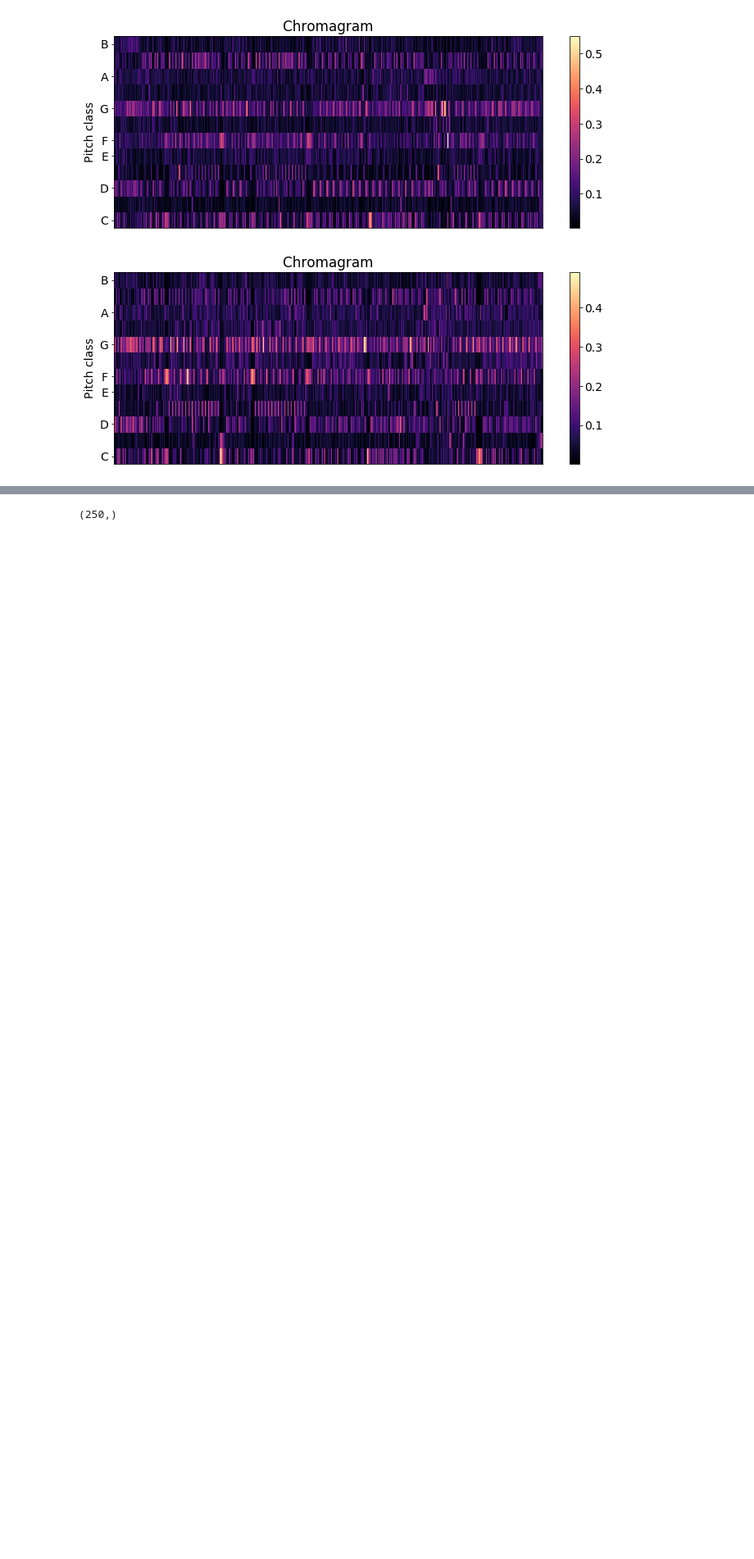
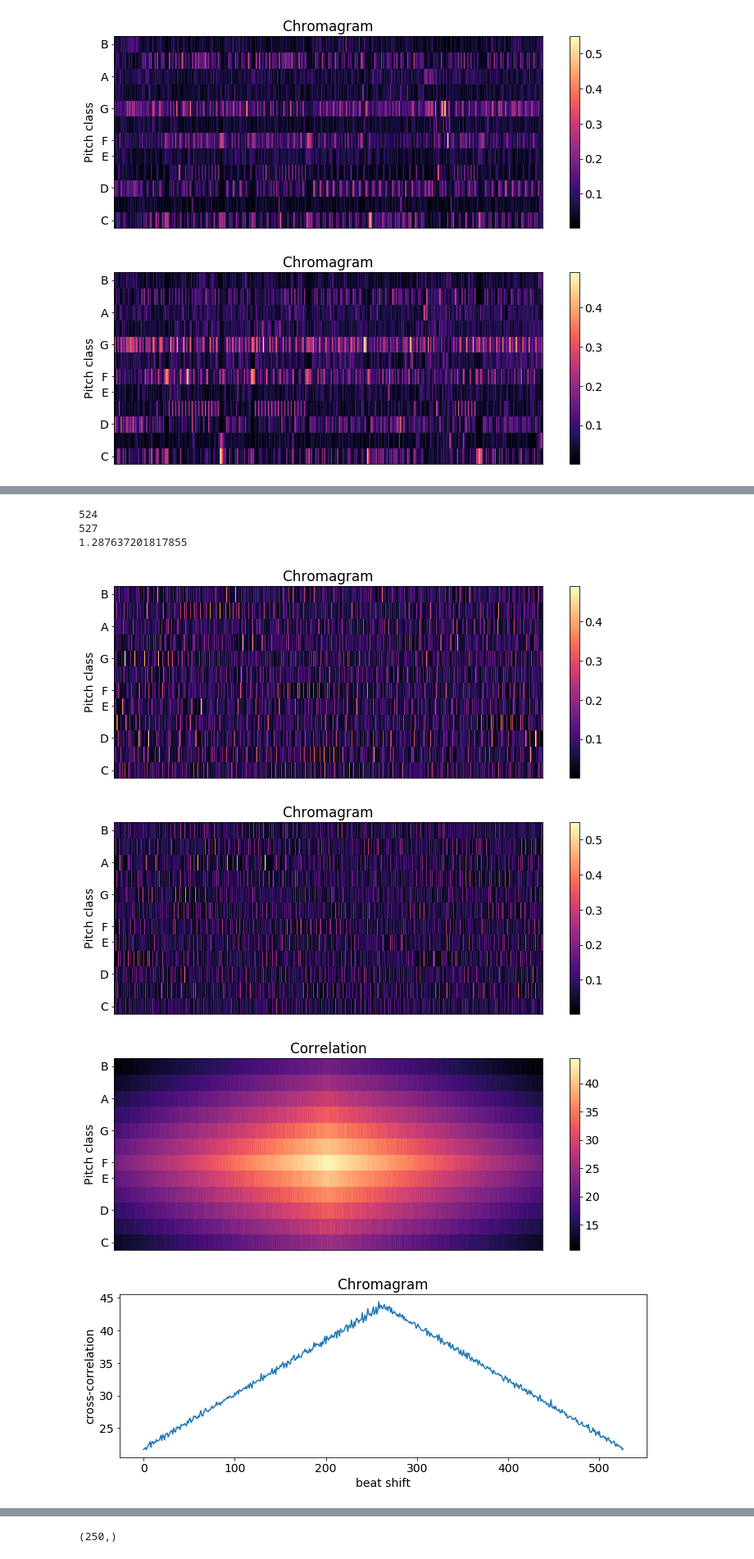
Before and after one commit to oObqpdOo/MusicSimilarity-Spark, a Jupyter notebook: jupyter/Features Chroma Revisited.ipynb, the cells around one changed output, grey strips where cells are left out. Shown at 82% size. Saved outputs shown, nothing was run; the diff lists cells and outputs as text; code cells hidden in the pictures; blank space fills up the shorter version.

Commit message:
two correlation versions + speed up premerged version

```diff
--- a/jupyter/Features Chroma Revisited.ipynb
+++ b/jupyter/Features Chroma Revisited.ipynb
@@ -785,0 +894,73 @@ def chroma_cross_correlate_full(chroma1_par, chroma2_par):
+# %%
+from scipy.signal import butter, lfilter, freqz, correlate2d, sosfilt
+import scipy as sc
+def chroma_cross_correlate_valid(chroma1_par, chroma2_par):
+    length1 = chroma1_par.size/12
+    chroma1 = np.empty([12, length1])
+    length2 = chroma2_par.size/12
+    chroma2 = np.empty([12, length2])
+    print(length1)
+    print(length2)
+    if(length1 > length2):
+        chroma1 = chroma1_par.reshape(12, length1)
+        chroma2 = chroma2_par.reshape(12, length2)
+    else:
+        chroma2 = chroma1_par.reshape(12, length1)
+        chroma1 = chroma2_par.reshape(12, length2)
+
+    plt.figure(figsize=(10, 4))
+    librosa.display.specshow(chroma1, y_axis='chroma')
+    plt.colorbar()
+    plt.title('Chromagram')
+    plt.tight_layout()
+
+    plt.figure(figsize=(10, 4))
+    librosa.display.specshow(chroma2, y_axis='chroma')
+    plt.colorbar()
+    plt.title('Chromagram')
+    plt.tight_layout()
+
+    transposed_chroma = scipy.signal.correlate2d(chroma1, chroma2, mode='same')
+    plt.figure(figsize=(10, 4))
+    librosa.display.specshow(transposed_chroma, y_axis='chroma')
+    plt.colorbar()
+    plt.title('Correlation')
+    plt.tight_layout()
+    index = 5
+    mean_line = transposed_chroma[index]
+    plt.rcParams.update({'font.size': 14})
+    plt.figure(figsize=(10, 4))
+    plt.plot(mean_line)
+    plt.xlabel("beat shift")
+    plt.ylabel("cross-correlation")
+    plt.title('Chromagram')
+    plt.tight_layout()
+    #remove offset to get rid of initial filter peak(highpass of jump from 0-20)
+    mean_line = mean_line - mean_line[0]
+    sos = butter(1, 0.1, 'high', analog=False, output='sos')
+    mean_line = sosfilt(sos, mean_line)[:]
+    plt.rcParams.update({'font.size': 14})
+    plt.figure(figsize=(10, 4))
+    plt.plot(mean_line)
+    plt.xlabel("beat shift")
+    plt.ylabel("cross-correlation")
+    plt.title('Chromagram')
+    plt.tight_layout()
+    print np.max(mean_line)
+    return mean_line
+
+
+#print chroma1.shape
+hurr1 = np.ndarray.flatten(transposed_hurricane1)
+#print chroma1_flat.shape
+hurr2 = np.ndarray.flatten(transposed_hurricane2)
+
+ret2 = chroma_cross_correlate_valid(hurr1, hurr2)
+# %% [output]
+524
+527
+1.287637201817855
+[figure, added]
+[figure, added]
+[figure, added]
+[figure, added]
```
Also changed, not shown: parts of 12 cells of this notebook, 17 other files.
